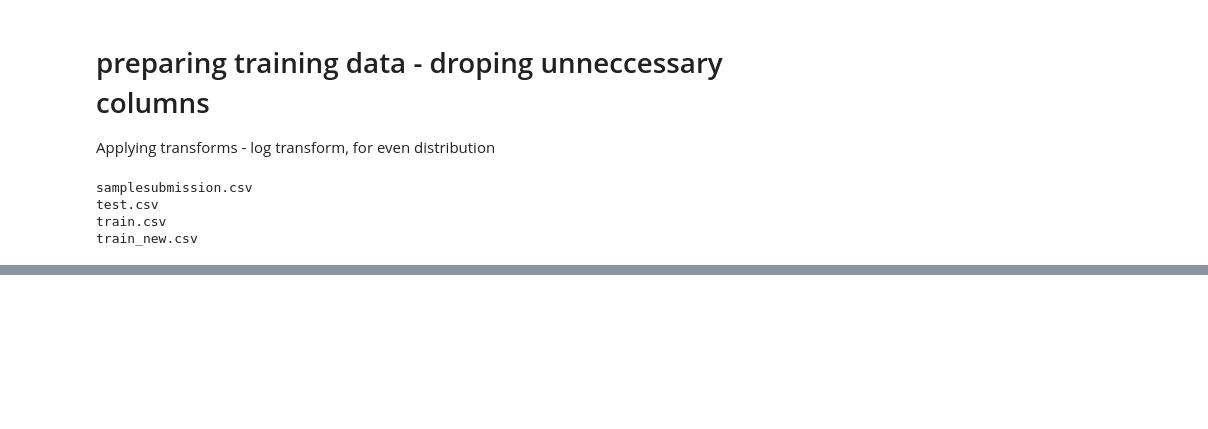
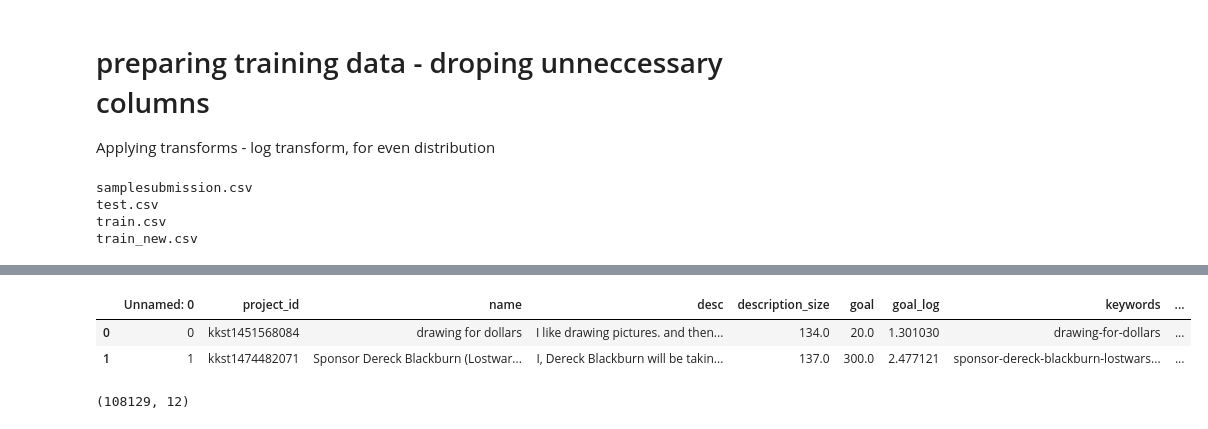
Before and after one commit to nabeelahmed/kickstarter_funding, a Jupyter notebook: train_data_preparation.ipynb, the cells around one changed output, grey strips where cells are left out. Cells and saved outputs as stored; diff of their text form; code cells hidden in the pictures; blank space fills up the shorter version.

```diff
--- a/train_data_preparation.ipynb
+++ b/train_data_preparation.ipynb
@@ -20,2 +20,8 @@ train_data.shape
 # %%
 train_copy = train_data.copy()
+# %%
+train_copy.head(2)
+# %% [output]
+|  | Unnamed: 0 | project_id | name | desc | description_size | goal | goal_log | keywords | ... |
+| 0 | 0 | kkst1451568084 | drawing for dollars | I like drawing pictures. and then... | 134.0 | 20.0 | 1.301030 | drawing-for-dollars | ... |
+| 1 | 1 | kkst1474482071 | Sponsor Dereck Blackburn (Lostwar... | I, Dereck Blackburn will be takin... | 137.0 | 300.0 | 2.477121 | sponsor-dereck-blackburn-lostwars... | ... |
@@ -21,0 +30,4 @@ train_copy = train_data.copy()
+# %%
+train_copy.shape
+# %% [output]
+(108129, 12)
```
Also changed, not shown: parts of 3 cells of this notebook, 4 other files.
